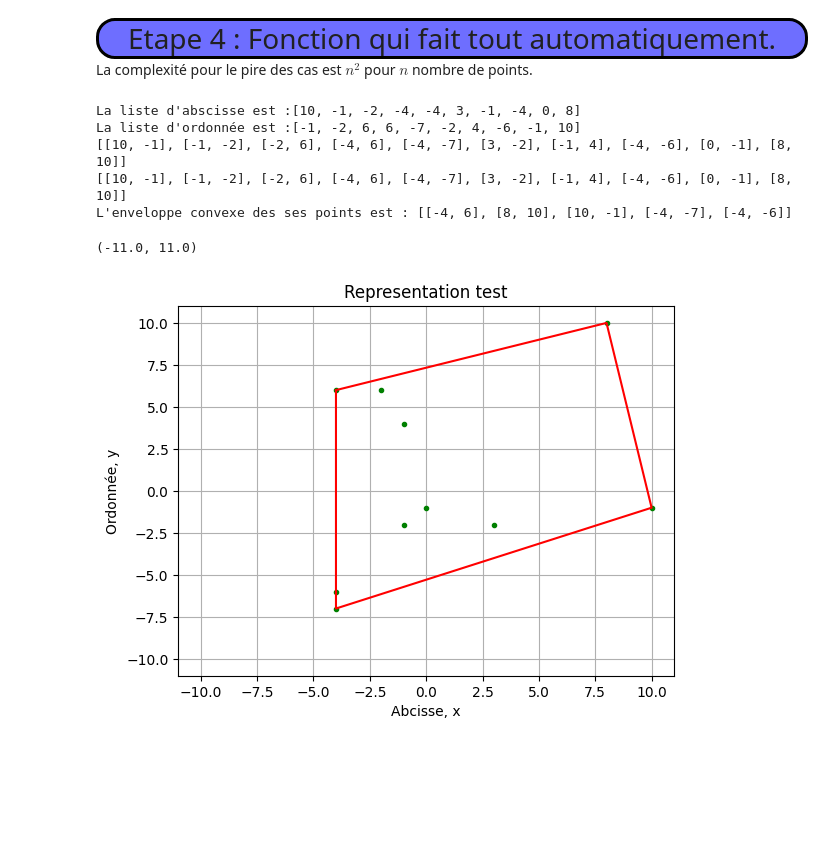
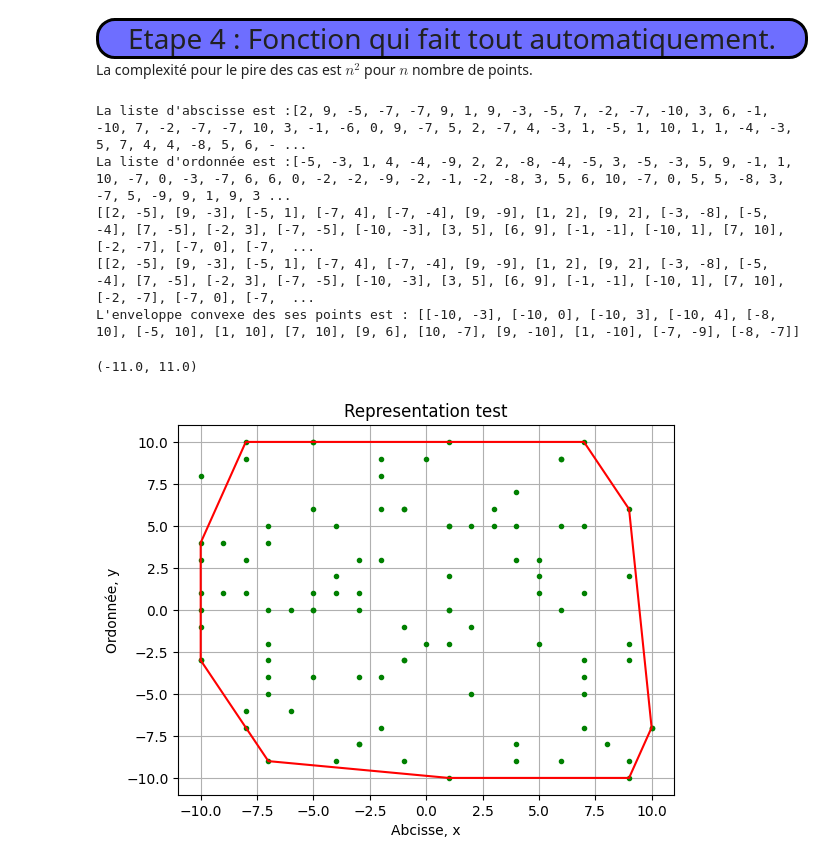
Before and after one commit to Omar-Rateru/Python, a Jupyter notebook: marcheDeJarvis.ipynb, the cells around one changed output. Drawn from its saved outputs; the diff is of its cells as text; code cells hidden in the pictures; blank space fills up the shorter version.

```diff
--- a/marcheDeJarvis.ipynb
+++ b/marcheDeJarvis.ipynb
@@ -263,7 +263,7 @@ def rand(x):
     i = 0
     tab = []
     while i < x:
-        tab.append(randint(-100,10))
+        tab.append(randint(-10,10))
         i += 1
     return tab
 # %% [markdown]
@@ -298,38 +298,38 @@ def jarvis(Q,R):
             else:
                 nuageDePointCopie.pop(0)
         if nuageDePointCopie[0] == p2:
             return enveloppe
         else:
             enveloppe.append(nuageDePointCopie[0])
         p1 = enveloppe[len(enveloppe) - 1]
         indice = 0
         while nuageDePointCopie[0] != nuageDePoint[indice]:
             indice += 1
         nuageDePoint.pop(indice) #On supprime le point ajouter à l'enveloppe convexe car il n'a pas plus besoin d'être testé
 
 #J'ai fais un petit programme pour illustrer l'enveloppes convexe
 
-absx = rand(10)
-ordo = rand(10)
+absx = rand(100)
+ordo = rand(100)
 print("La liste d'abscisse est :"+str(absx))
 print("La liste d'ordonnée est :"+str(ordo))
 marche = jarvis(absx, ordo)
 print("L'enveloppe convexe des ses points est : "+str(marche))
 marche.append(marche[0])
 lespoints = point(marche)
 grid(True)
 plot(absx, ordo, 'g.')
 plot(lespoints[0], lespoints[1], 'r')
 title("Representation test")
 xlabel("Abcisse, x")#On donne un nom à l'axe des abcisses
 ylabel("Ordonnée, y")#On donne un nom à l'axe des ordonnées
 xlim(-11,11) #On précise le champ des abcisses
 ylim(-11,11)
 # %% [output]
-La liste d'abscisse est :[10, -1, -2, -4, -4, 3, -1, -4, 0, 8]
-La liste d'ordonnée est :[-1, -2, 6, 6, -7, -2, 4, -6, -1, 10]
-[[10, -1], [-1, -2], [-2, 6], [-4, 6], [-4, -7], [3, -2], [-1, 4], [-4, -6], [0, -1], [8, 10]]
-[[10, -1], [-1, -2], [-2, 6], [-4, 6], [-4, -7], [3, -2], [-1, 4], [-4, -6], [0, -1], [8, 10]]
-L'enveloppe convexe des ses points est : [[-4, 6], [8, 10], [10, -1], [-4, -7], [-4, -6]]
+La liste d'abscisse est :[2, 9, -5, -7, -7, 9, 1, 9, -3, -5, 7, -2, -7, -10, 3, 6, -1, -10, 7, -2, -7, -7, 10, 3, -1, -6, 0, 9, -7, 5, 2, -7, 4, -3, 1, -5, 1, 10, 1, 1, -4, -3, 5, 7, 4, 4, -8, 5, 6, - ...
+La liste d'ordonnée est :[-5, -3, 1, 4, -4, -9, 2, 2, -8, -4, -5, 3, -5, -3, 5, 9, -1, 1, 10, -7, 0, -3, -7, 6, 6, 0, -2, -2, -9, -2, -1, -2, -8, 3, 5, 6, 10, -7, 0, 5, 5, -8, 3, -7, 5, -9, 9, 1, 9, 3 ...
+[[2, -5], [9, -3], [-5, 1], [-7, 4], [-7, -4], [9, -9], [1, 2], [9, 2], [-3, -8], [-5, -4], [7, -5], [-2, 3], [-7, -5], [-10, -3], [3, 5], [6, 9], [-1, -1], [-10, 1], [7, 10], [-2, -7], [-7, 0], [-7,  ...
+[[2, -5], [9, -3], [-5, 1], [-7, 4], [-7, -4], [9, -9], [1, 2], [9, 2], [-3, -8], [-5, -4], [7, -5], [-2, 3], [-7, -5], [-10, -3], [3, 5], [6, 9], [-1, -1], [-10, 1], [7, 10], [-2, -7], [-7, 0], [-7,  ...
+L'enveloppe convexe des ses points est : [[-10, -3], [-10, 0], [-10, 3], [-10, 4], [-8, 10], [-5, 10], [1, 10], [7, 10], [9, 6], [10, -7], [9, -10], [1, -10], [-7, -9], [-8, -7]]
 (-11.0, 11.0)
-[figure, old version]
+[figure, new version]
```
Also changed, not shown: parts of 4 cells of this notebook.
